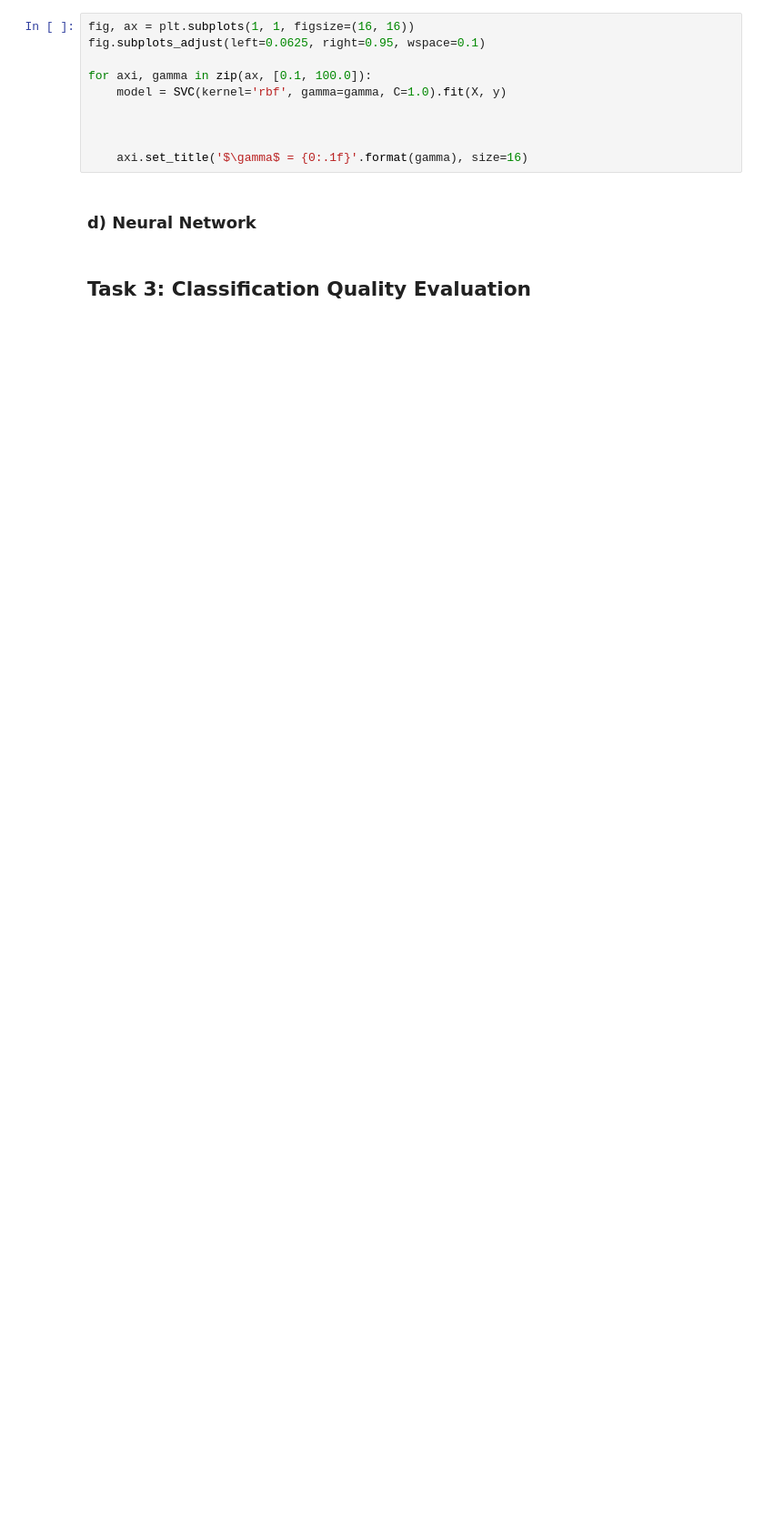
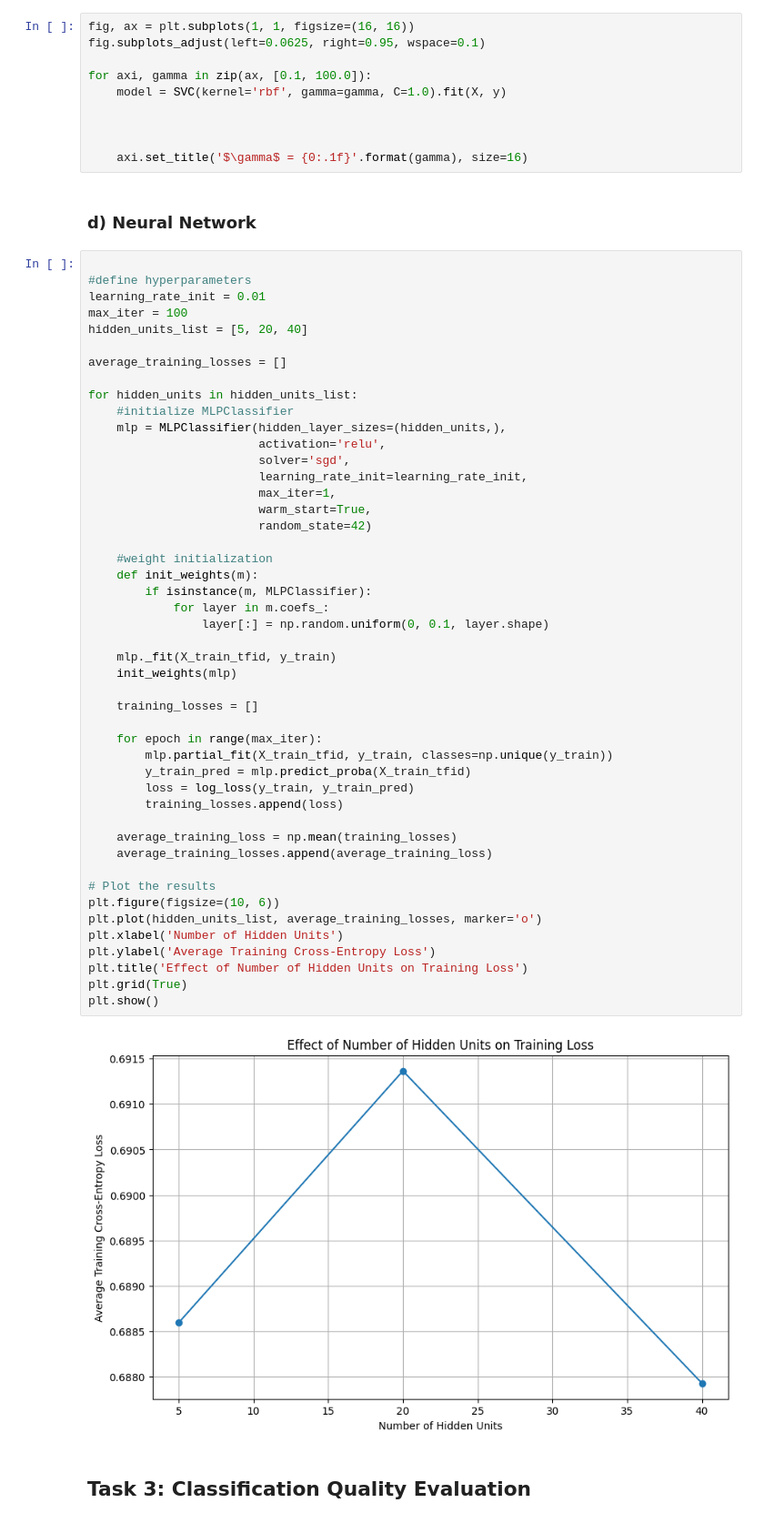
Before and after one commit to jeffcct/Tutorial-5, a Jupyter notebook: Assignment/draft.ipynb, the cells around one changed output. Shown at 91% size. Drawn from its saved outputs; the diff is of its cells as text; blank space fills up the shorter version.

```diff
--- a/Assignment/draft.ipynb
+++ b/Assignment/draft.ipynb
@@ -380,5 +382,54 @@ for axi, gamma in zip(ax, [0.1, 100.0]):
     axi.set_title('$\gamma$ = {0:.1f}'.format(gamma), size=16)
 # %% [markdown]
 ### d) Neural Network
+# %%
+
+#define hyperparameters
+learning_rate_init = 0.01
+max_iter = 100
+hidden_units_list = [5, 20, 40]
+
+average_training_losses = []
+
+for hidden_units in hidden_units_list:
+    #initialize MLPClassifier
+    mlp = MLPClassifier(hidden_layer_sizes=(hidden_units,),
+                        activation='relu',
+                        solver='sgd',
+                        learning_rate_init=learning_rate_init,
+                        max_iter=1,
+                        warm_start=True,
+                        random_state=42)
+
+    #weight initialization
+    def init_weights(m):
+        if isinstance(m, MLPClassifier):
+            for layer in m.coefs_:
+                layer[:] = np.random.uniform(0, 0.1, layer.shape)
+
+    mlp._fit(X_train_tfid, y_train)
+    init_weights(mlp)
+
+    training_losses = []
+
+    for epoch in range(max_iter):
+        mlp.partial_fit(X_train_tfid, y_train, classes=np.unique(y_train))
+        y_train_pred = mlp.predict_proba(X_train_tfid)
+        loss = log_loss(y_train, y_train_pred)
+        training_losses.append(loss)
+
+    average_training_loss = np.mean(training_losses)
+    average_training_losses.append(average_training_loss)
+
+# Plot the results
+plt.figure(figsize=(10, 6))
+plt.plot(hidden_units_list, average_training_losses, marker='o')
+plt.xlabel('Number of Hidden Units')
+plt.ylabel('Average Training Cross-Entropy Loss')
+plt.title('Effect of Number of Hidden Units on Training Loss')
+plt.grid(True)
+plt.show()
+# %% [output]
+[figure, added]
 # %% [markdown]
 ## Task 3: Classification Quality Evaluation
```
Also changed, not shown: parts of 1 cell of this notebook.
